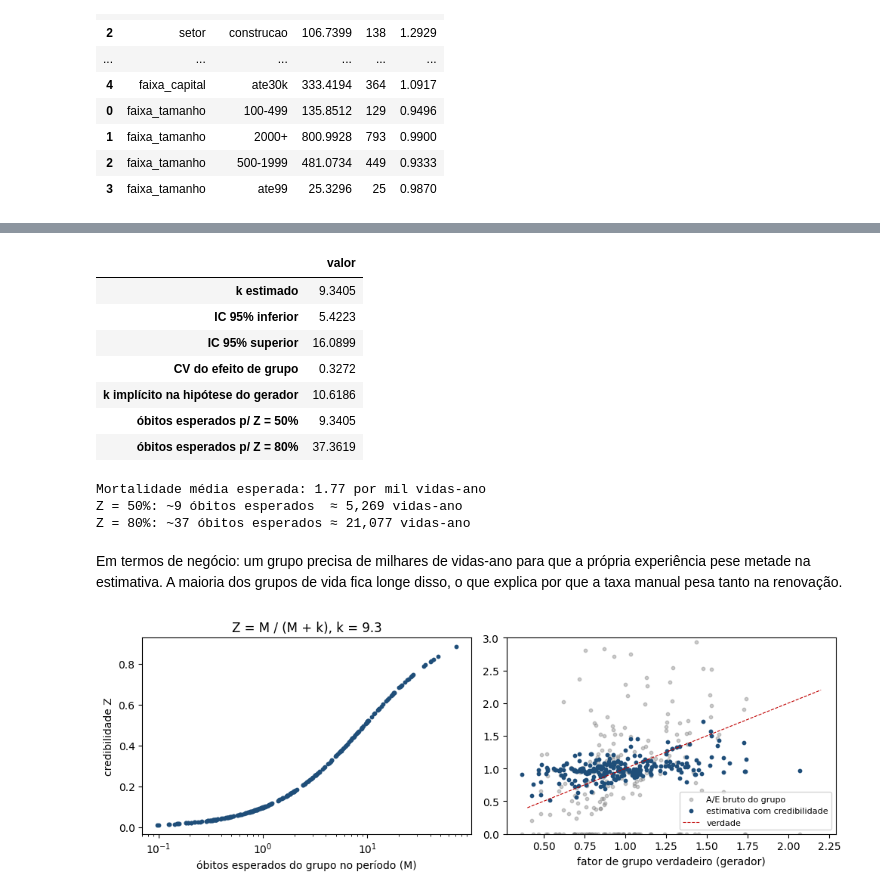
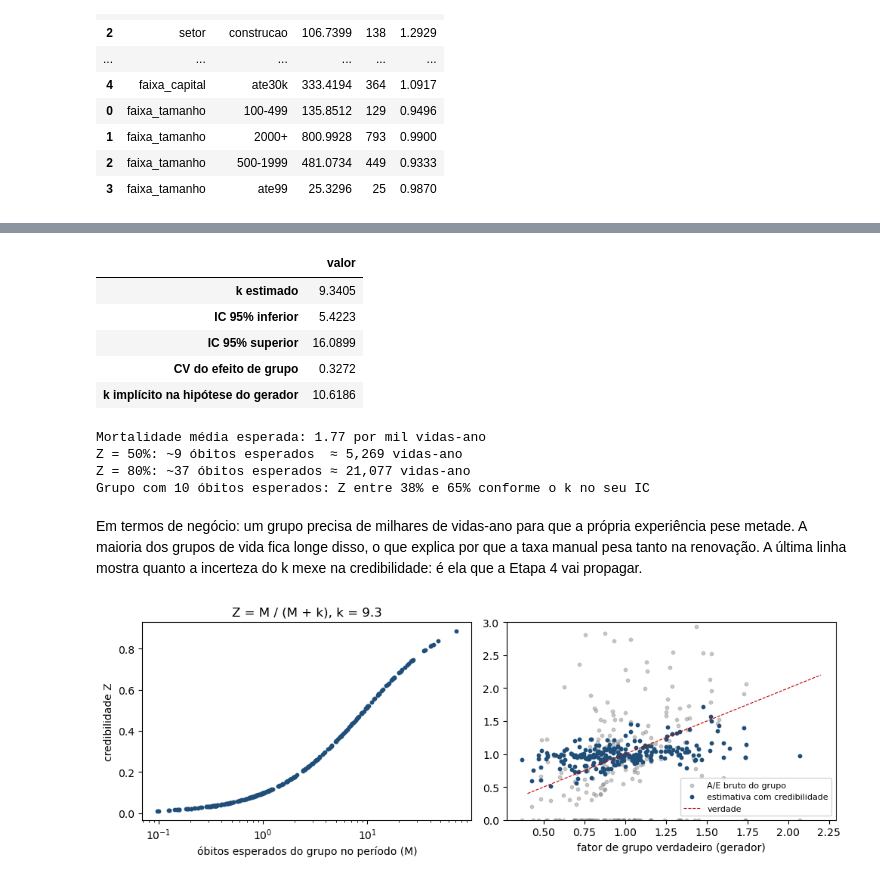
Before and after one commit to arthurpmotta02/vida-grupo-pricing, a Jupyter notebook: notebooks/02_taxa_manual.ipynb, the cells around one changed output, grey strips where cells are left out. Drawn from its saved outputs; the diff is of its cells as text; code cells hidden in the pictures.

```diff
--- a/notebooks/02_taxa_manual.ipynb
+++ b/notebooks/02_taxa_manual.ipynb
@@ -29,20 +31,21 @@ import numpy as np, pandas as pd, matplotlib.pyplot as plt
 from vgpricing.config import carregar_config
 from vgpricing.tabua import obter_tabua
 from vgpricing import manual as M
+from vgpricing import verdade as V
 
 pd.set_option("display.float_format", lambda x: f"{x:,.4f}")
-cfg, cm = carregar_config("base", RAIZ), carregar_config("manual", RAIZ)
+cfg, cm, cs = carregar_config("base", RAIZ), carregar_config("manual", RAIZ), carregar_config("sintetico", RAIZ)
 with warnings.catch_warnings():
     warnings.filterwarnings("ignore", message=".*coluna lx.*")
     tabua = obter_tabua(cfg, RAIZ)
 assert not tabua.placeholder, "Tábua oficial não carregada"
 
-pasta = RAIZ / "data/synthetic/limpo"
-if not pasta.exists():
+pasta = RAIZ / "data/synthetic"
+if not (pasta / "limpo").exists():
     raise FileNotFoundError("Rode antes o notebook 01_dados (ele grava a base limpa em data/synthetic/limpo).")
-dados = {t: pd.read_parquet(pasta / f"{t}.parquet") for t in ("estipulantes", "vidas", "sinistros")}
-verdade = pd.read_parquet(RAIZ / "data/synthetic/verdade_estipulantes.parquet")
-cs = carregar_config("sintetico", RAIZ)
+dados = {t: pd.read_parquet(pasta / "limpo" / f"{t}.parquet") for t in ("estipulantes", "vidas", "sinistros")}
+verdade = pd.read_parquet(pasta / "verdade_estipulantes.parquet")        # só existe no sintético
+verdade_vidas = pd.read_parquet(pasta / "verdade_vidas.parquet")
 print(f"Tábua: {tabua.nome} | estipulantes: {len(dados['estipulantes'])} | segmentos de vida: {len(dados['vidas']):,}")
 # %% [output]
 Tábua: BR-EMSmt-2026 | estipulantes: 250 | segmentos de vida: 711,103
@@ -130,34 +149,34 @@ M = k óbitos esperados recebe 50% de credibilidade.
 # %%
 pg = M.ajustar_poisson_gama(cel, F, beta_inicial=glm.beta)
 k_verdade = 1 / (np.exp(cs["sigma_efeito_grupo"] ** 2) - 1)
 pd.Series({"k estimado": pg.extra["k"], "IC 95% inferior": pg.extra["ic_k"][0], "IC 95% superior": pg.extra["ic_k"][1],
            "CV do efeito de grupo": pg.extra["cv_efeito_grupo"],
-           "k implícito na hipótese do gerador": k_verdade,
-           "óbitos esperados p/ Z = 50%": pg.extra["k"],
-           "óbitos esperados p/ Z = 80%": 4 * pg.extra["k"]}).to_frame("valor")
+           "k implícito na hipótese do gerador": k_verdade}).to_frame("valor")
 # %% [output]
 |  | valor |
 | k estimado | 9.3405 |
 | IC 95% inferior | 5.4223 |
 | IC 95% superior | 16.0899 |
 | CV do efeito de grupo | 0.3272 |
 | k implícito na hipótese do gerador | 10.6186 |
-| óbitos esperados p/ Z = 50% | 9.3405 |
-| óbitos esperados p/ Z = 80% | 37.3619 |
 # %%
 taxa = cel["E"].sum() / cel["exposicao"].sum()       # óbitos esperados por vida-ano na carteira
 k = pg.extra["k"]
 print(f"Mortalidade média esperada: {1000 * taxa:.2f} por mil vidas-ano")
 print(f"Z = 50%: ~{k:.0f} óbitos esperados  ≈ {k / taxa:,.0f} vidas-ano")
 print(f"Z = 80%: ~{4 * k:.0f} óbitos esperados ≈ {4 * k / taxa:,.0f} vidas-ano")
+lo, hi = pg.extra["ic_k"]
+print(f"Grupo com 10 óbitos esperados: Z entre {10 / (10 + hi):.0%} e {10 / (10 + lo):.0%} conforme o k no seu IC")
 # %% [output]
 Mortalidade média esperada: 1.77 por mil vidas-ano
 Z = 50%: ~9 óbitos esperados  ≈ 5,269 vidas-ano
 Z = 80%: ~37 óbitos esperados ≈ 21,077 vidas-ano
+Grupo com 10 óbitos esperados: Z entre 38% e 65% conforme o k no seu IC
 # %% [markdown]
 Em termos de negócio: um grupo precisa de milhares de vidas-ano para que a própria experiência pese
-metade na estimativa. A maioria dos grupos de vida fica longe disso, o que explica por que a taxa manual
-pesa tanto na renovação.
+metade. A maioria dos grupos de vida fica longe disso, o que explica por que a taxa manual pesa tanto na
+renovação. A última linha mostra quanto a incerteza do k mexe na credibilidade: é ela que a Etapa 4 vai
+propagar.
 # %%
 g = pg.extra["grupos"].merge(verdade[["id_estipulante", "fator_grupo"]], on="id_estipulante")
 fig, ax = plt.subplots(1, 2, figsize=(10, 3.6))
```
Also changed, not shown: parts of 31 cells of this notebook, 15 other files.
